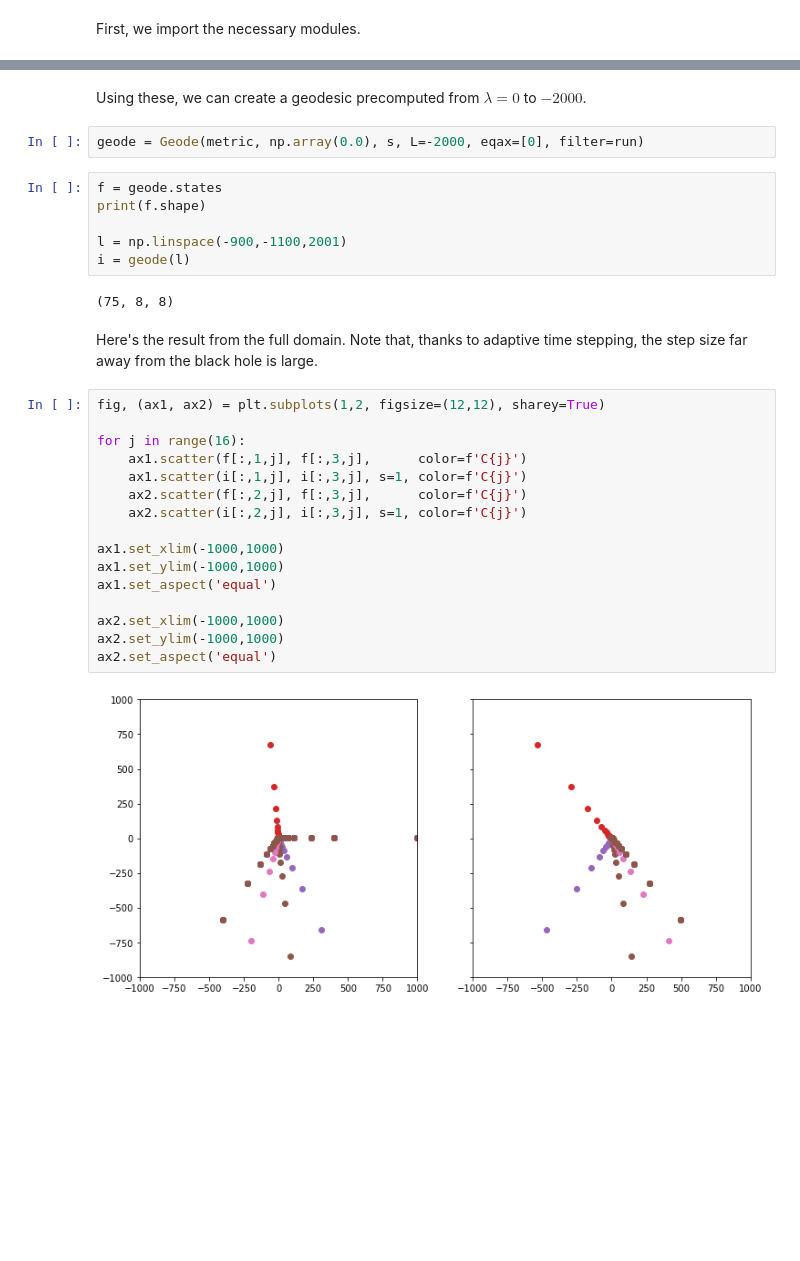
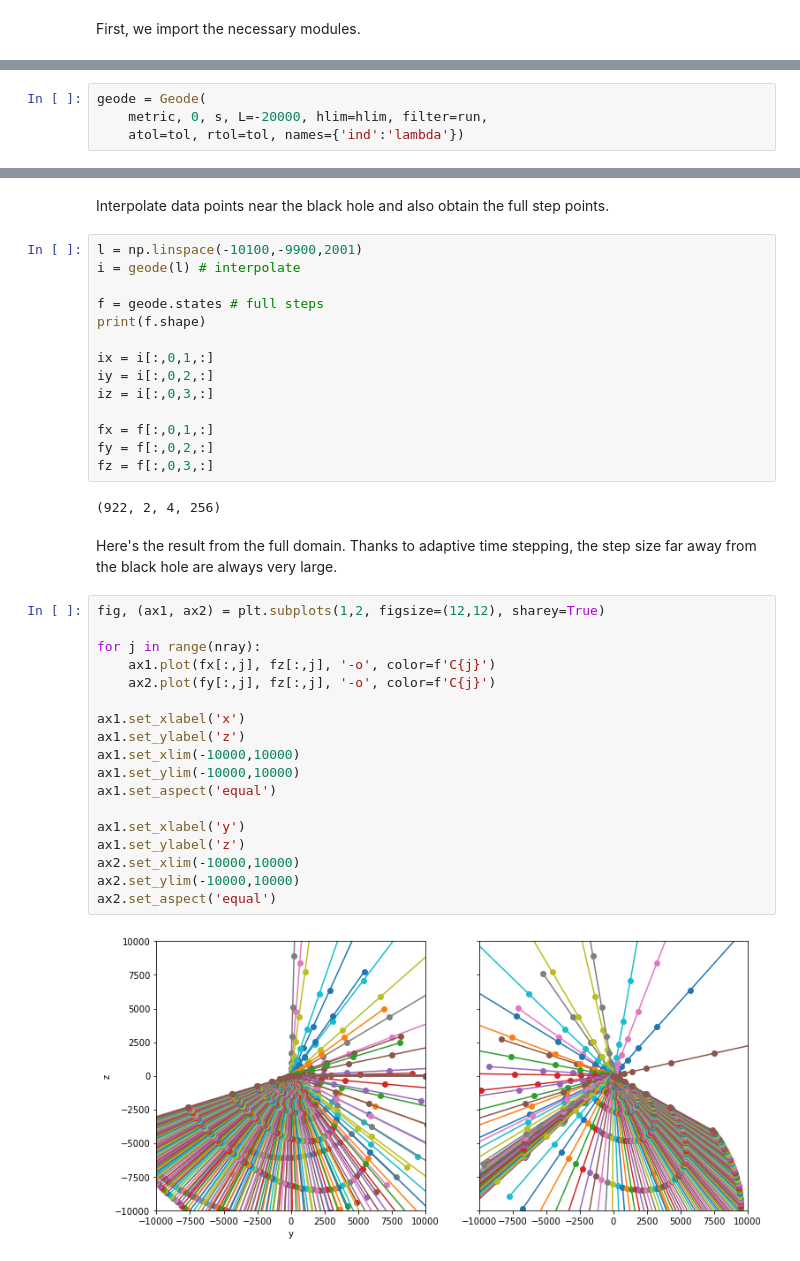
Before and after one commit to adxsrc/fadge, a Jupyter notebook: demos/geode.ipynb, the cells around one changed output, grey strips where cells are left out. Saved outputs shown, nothing was run; the diff lists cells and outputs as text; blank space fills up the shorter version.

Commit message:
Update notebook to use step size limiter; improve the plots

```diff
--- a/demos/geode.ipynb
+++ b/demos/geode.ipynb
@@ -52,0 +66,4 @@ print(s.shape)
+# %%
+geode = Geode(
+    metric, 0, s, L=-20000, hlim=hlim, filter=run,
+    atol=tol, rtol=tol, names={'ind':'lambda'})
@@ -53,32 +73,41 @@ print(s.shape)
 # %% [markdown]
-Using these, we can create a geodesic precomputed from $\lambda = 0$ to $-2000$.
+Interpolate data points near the black hole and also obtain the full step points.
-# %%
-geode = Geode(metric, np.array(0.0), s, L=-2000, eqax=[0], filter=run)
 # %%
-f = geode.states
+l = np.linspace(-10100,-9900,2001)
+i = geode(l) # interpolate
+
+f = geode.states # full steps
 print(f.shape)
 
-l = np.linspace(-900,-1100,2001)
-i = geode(l)
+ix = i[:,0,1,:]
+iy = i[:,0,2,:]
+iz = i[:,0,3,:]
+
+fx = f[:,0,1,:]
+fy = f[:,0,2,:]
+fz = f[:,0,3,:]
 # %% [output]
-(75, 8, 8)
+(922, 2, 4, 256)
 # %% [markdown]
-Here's the result from the full domain.  Note that, thanks to adaptive time stepping, the step size far away from the black hole is large.
+Here's the result from the full domain.
+Thanks to adaptive time stepping, the step size far away from the black hole are always very large.
 # %%
 fig, (ax1, ax2) = plt.subplots(1,2, figsize=(12,12), sharey=True)
 
-for j in range(16):
-    ax1.scatter(f[:,1,j], f[:,3,j],      color=f'C{j}')
-    ax1.scatter(i[:,1,j], i[:,3,j], s=1, color=f'C{j}')
-    ax2.scatter(f[:,2,j], f[:,3,j],      color=f'C{j}')
-    ax2.scatter(i[:,2,j], i[:,3,j], s=1, color=f'C{j}')
+for j in range(nray):
+    ax1.plot(fx[:,j], fz[:,j], '-o', color=f'C{j}')
+    ax2.plot(fy[:,j], fz[:,j], '-o', color=f'C{j}')
 
-ax1.set_xlim(-1000,1000)
-ax1.set_ylim(-1000,1000)
+ax1.set_xlabel('x')
+ax1.set_ylabel('z')
+ax1.set_xlim(-10000,10000)
+ax1.set_ylim(-10000,10000)
 ax1.set_aspect('equal')
 
-ax2.set_xlim(-1000,1000)
-ax2.set_ylim(-1000,1000)
+ax1.set_xlabel('y')
+ax1.set_ylabel('z')
+ax2.set_xlim(-10000,10000)
+ax2.set_ylim(-10000,10000)
 ax2.set_aspect('equal')
 # %% [output]
-[figure, old version]
+[figure, new version]
```
Also changed, not shown: parts of 19 cells of this notebook.
